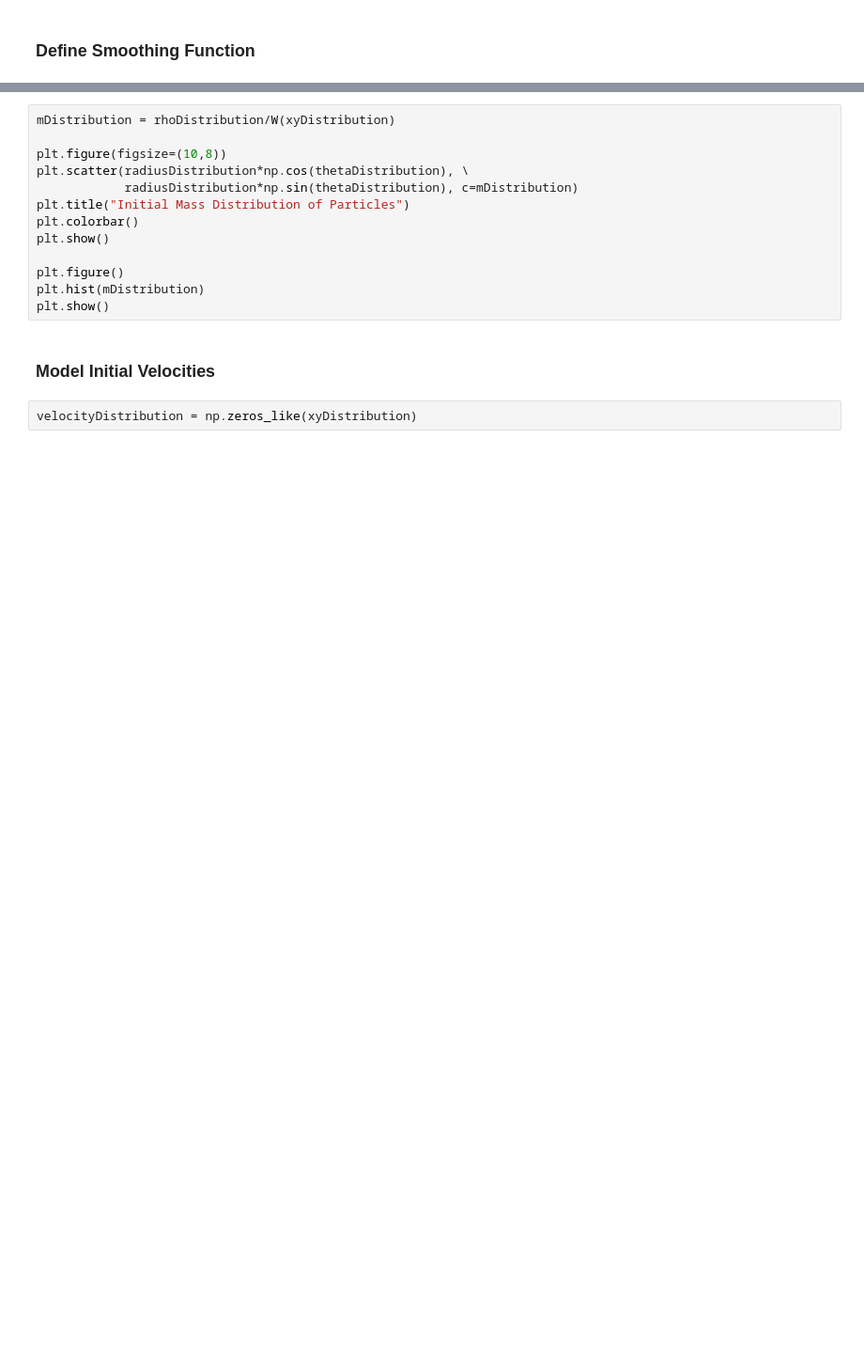
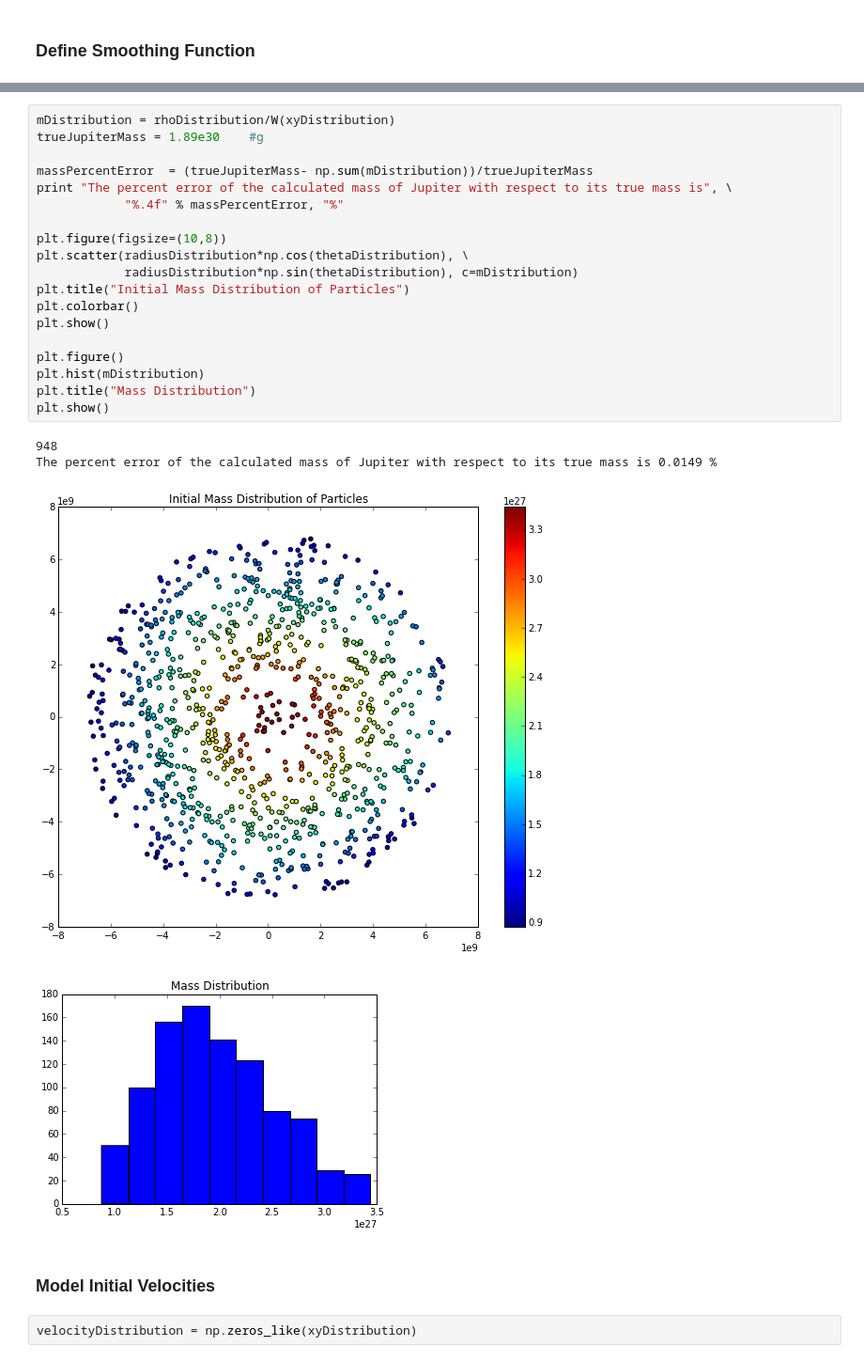
Before and after one commit to saichikine/Jupiter_SPH, a Jupyter notebook: main.ipynb, the cells around one changed output, grey strips where cells are left out. Shown at 94% size. Saved outputs shown, nothing was run; the diff lists cells and outputs as text; blank space fills up the shorter version.

```diff
--- a/main.ipynb
+++ b/main.ipynb
@@ -337,16 +318,27 @@ print np.min(z)
 # %%
 mDistribution = rhoDistribution/W(xyDistribution)
+trueJupiterMass = 1.89e30    #g
+
+massPercentError  = (trueJupiterMass- np.sum(mDistribution))/trueJupiterMass
+print "The percent error of the calculated mass of Jupiter with respect to its true mass is", \
+            "%.4f" % massPercentError, "%"
 
 plt.figure(figsize=(10,8))
 plt.scatter(radiusDistribution*np.cos(thetaDistribution), \
             radiusDistribution*np.sin(thetaDistribution), c=mDistribution)
 plt.title("Initial Mass Distribution of Particles")
 plt.colorbar()
 plt.show()
 
 plt.figure()
 plt.hist(mDistribution)
+plt.title("Mass Distribution")
 plt.show()
+# %% [output]
+948
+The percent error of the calculated mass of Jupiter with respect to its true mass is 0.0149 %
+[figure, added]
+[figure, added]
 # %% [markdown]
 ### Model Initial Velocities
 # %%
```
Also changed, not shown: parts of 17 cells of this notebook, 1 other file.
